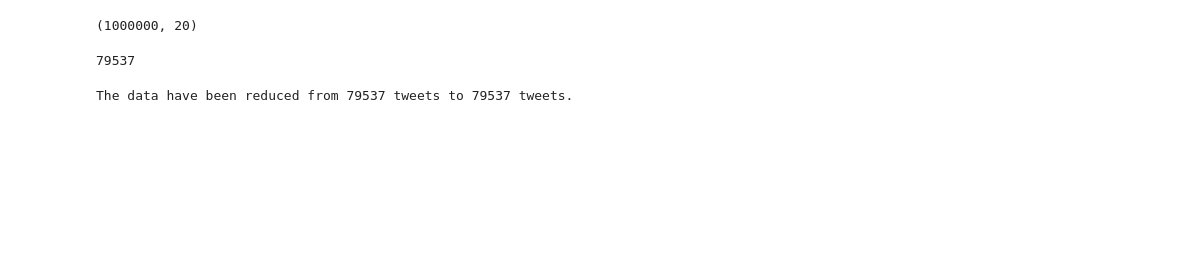
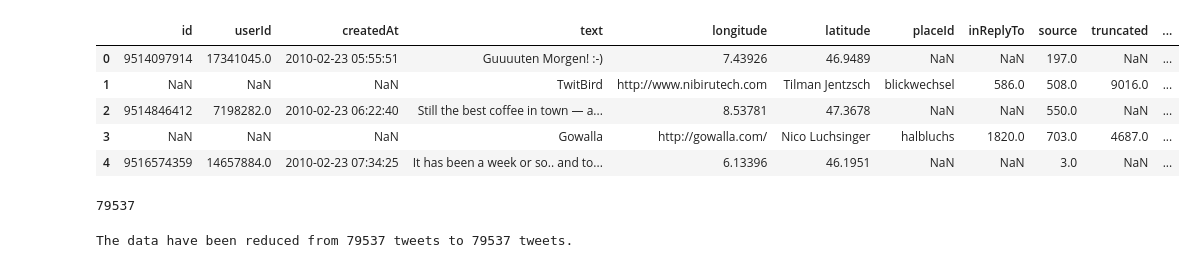
Before and after one commit to enrabre/AdaEPFL-Project, a Jupyter notebook: EventDetection.ipynb, the cells around one changed output. Drawn from its saved outputs; the diff is of its cells as text; code cells hidden in the pictures; blank space fills up the shorter version.

```diff
--- a/EventDetection.ipynb
+++ b/EventDetection.ipynb
@@ -28,9 +28,14 @@ sound_file = 'beep.wav'
 pickle_filename = os.path.join('data','head_100k_pickle.pkl')
 tw = pd.read_pickle(pickle_filename)
 # %%
-tw.shape
+tw.head()
 # %% [output]
-(1000000, 20)
+|  | id | userId | createdAt | text | longitude | latitude | placeId | inReplyTo | source | truncated | ... |
+| 0 | 9514097914 | 17341045.0 | 2010-02-23 05:55:51 | Guuuuten Morgen! :-) | 7.43926 | 46.9489 | NaN | NaN | 197.0 | NaN | ... |
+| 1 | NaN | NaN | NaN | TwitBird | http://www.nibirutech.com | Tilman Jentzsch | blickwechsel | 586.0 | 508.0 | 9016.0 | ... |
+| 2 | 9514846412 | 7198282.0 | 2010-02-23 06:22:40 | Still the best coffee in town — a... | 8.53781 | 47.3678 | NaN | NaN | 550.0 | NaN | ... |
+| 3 | NaN | NaN | NaN | Gowalla | http://gowalla.com/ | Nico Luchsinger | halbluchs | 1820.0 | 703.0 | 4687.0 | ... |
+| 4 | 9516574359 | 14657884.0 | 2010-02-23 07:34:25 | It has been a week or so.. and to... | 6.13396 | 46.1951 | NaN | NaN | 3.0 | NaN | ... |
 # %%
 def extract_hashtags(text):
     if '#' not in text:
```
Also changed, not shown: parts of 20 cells of this notebook.
